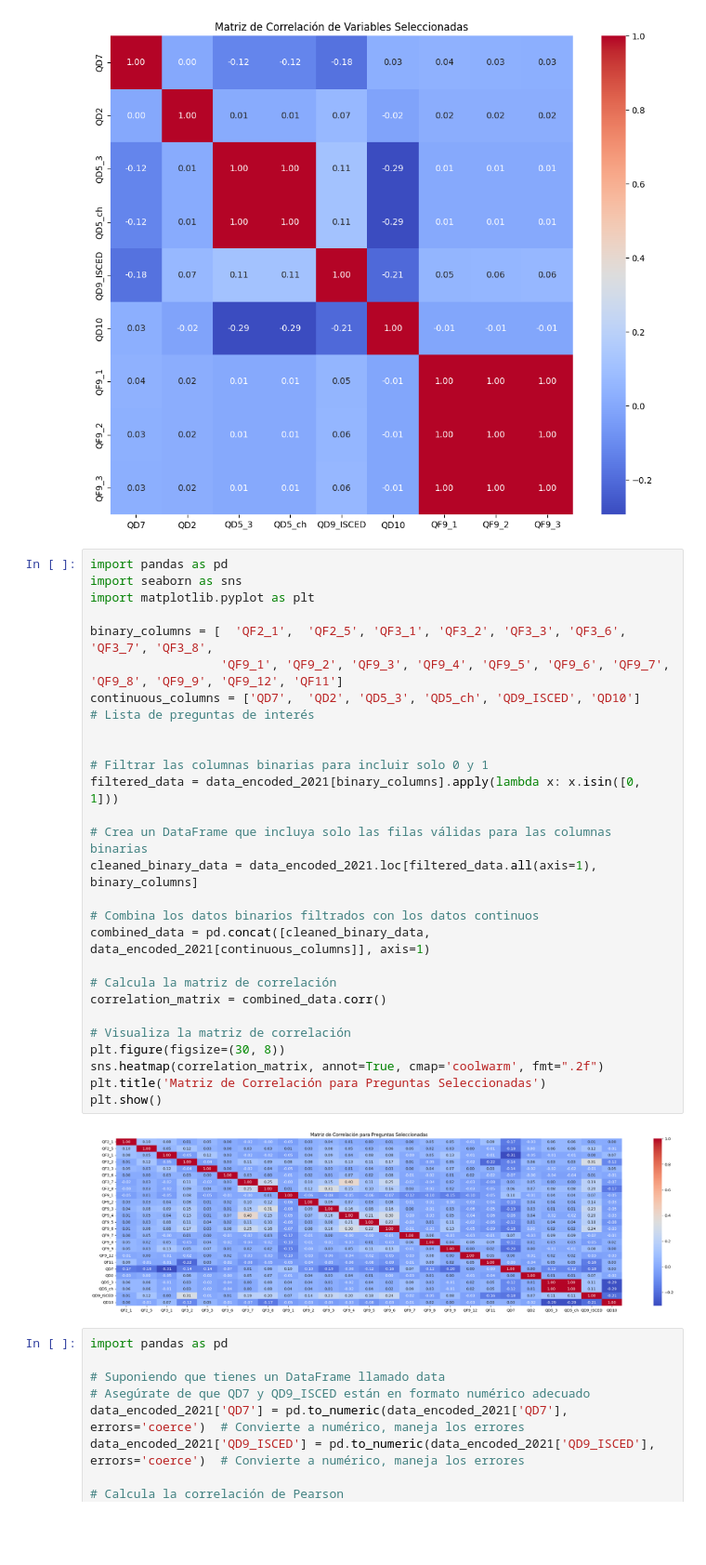
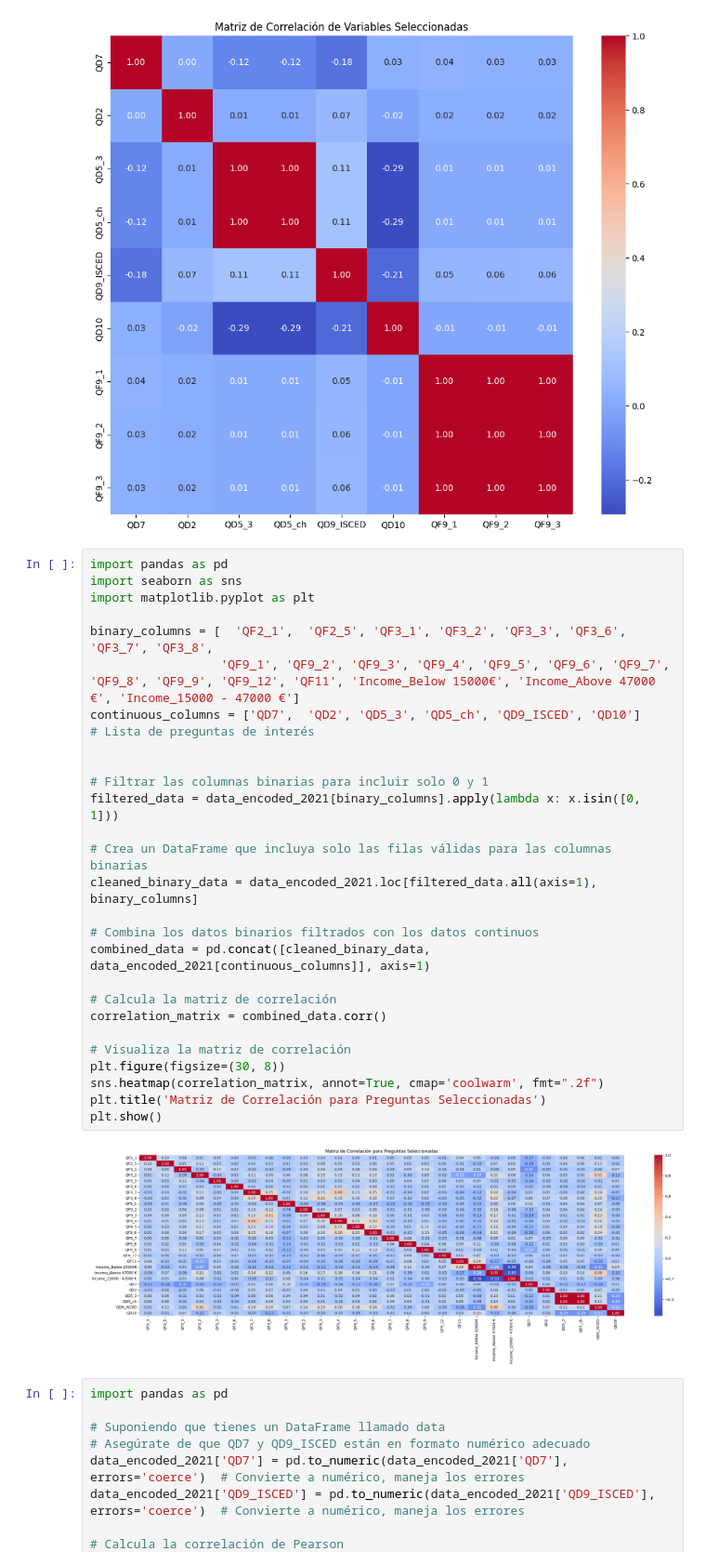
Before and after one commit to blackalle/TFM, a Jupyter notebook: tfm.ipynb, the cells around one changed output. Shown at 93% size. Saved outputs shown, nothing was run; the diff lists cells and outputs as text; blank space fills up the shorter version.

```diff
--- a/tfm.ipynb
+++ b/tfm.ipynb
@@ -456,33 +456,33 @@ plt.show()
 # %%
 import pandas as pd
 import seaborn as sns
 import matplotlib.pyplot as plt
 
 binary_columns = [  'QF2_1',  'QF2_5', 'QF3_1',	'QF3_2', 'QF3_3', 'QF3_6',	'QF3_7', 'QF3_8',
-                  'QF9_1', 'QF9_2', 'QF9_3', 'QF9_4', 'QF9_5', 'QF9_6', 'QF9_7', 'QF9_8', 'QF9_9', 'QF9_12', 'QF11']
+                  'QF9_1', 'QF9_2', 'QF9_3', 'QF9_4', 'QF9_5', 'QF9_6', 'QF9_7', 'QF9_8', 'QF9_9', 'QF9_12', 'QF11', 'Income_Below 15000€', 'Income_Above 47000 €', 'Income_15000 - 47000 €']
 continuous_columns = ['QD7',  'QD2', 'QD5_3', 'QD5_ch', 'QD9_ISCED', 'QD10']
 # Lista de preguntas de interés
 
 
 # Filtrar las columnas binarias para incluir solo 0 y 1
 filtered_data = data_encoded_2021[binary_columns].apply(lambda x: x.isin([0, 1]))
 
 # Crea un DataFrame que incluya solo las filas válidas para las columnas binarias
 cleaned_binary_data = data_encoded_2021.loc[filtered_data.all(axis=1), binary_columns]
 
 # Combina los datos binarios filtrados con los datos continuos
 combined_data = pd.concat([cleaned_binary_data, data_encoded_2021[continuous_columns]], axis=1)
 
 # Calcula la matriz de correlación
 correlation_matrix = combined_data.corr()
 
 # Visualiza la matriz de correlación
 plt.figure(figsize=(30, 8))
 sns.heatmap(correlation_matrix, annot=True, cmap='coolwarm', fmt=".2f")
 plt.title('Matriz de Correlación para Preguntas Seleccionadas')
 plt.show()
 # %% [output]
-[figure, old version]
+[figure, new version]
 # %%
 import pandas as pd
 
```
Also changed, not shown: parts of 9 cells of this notebook.
